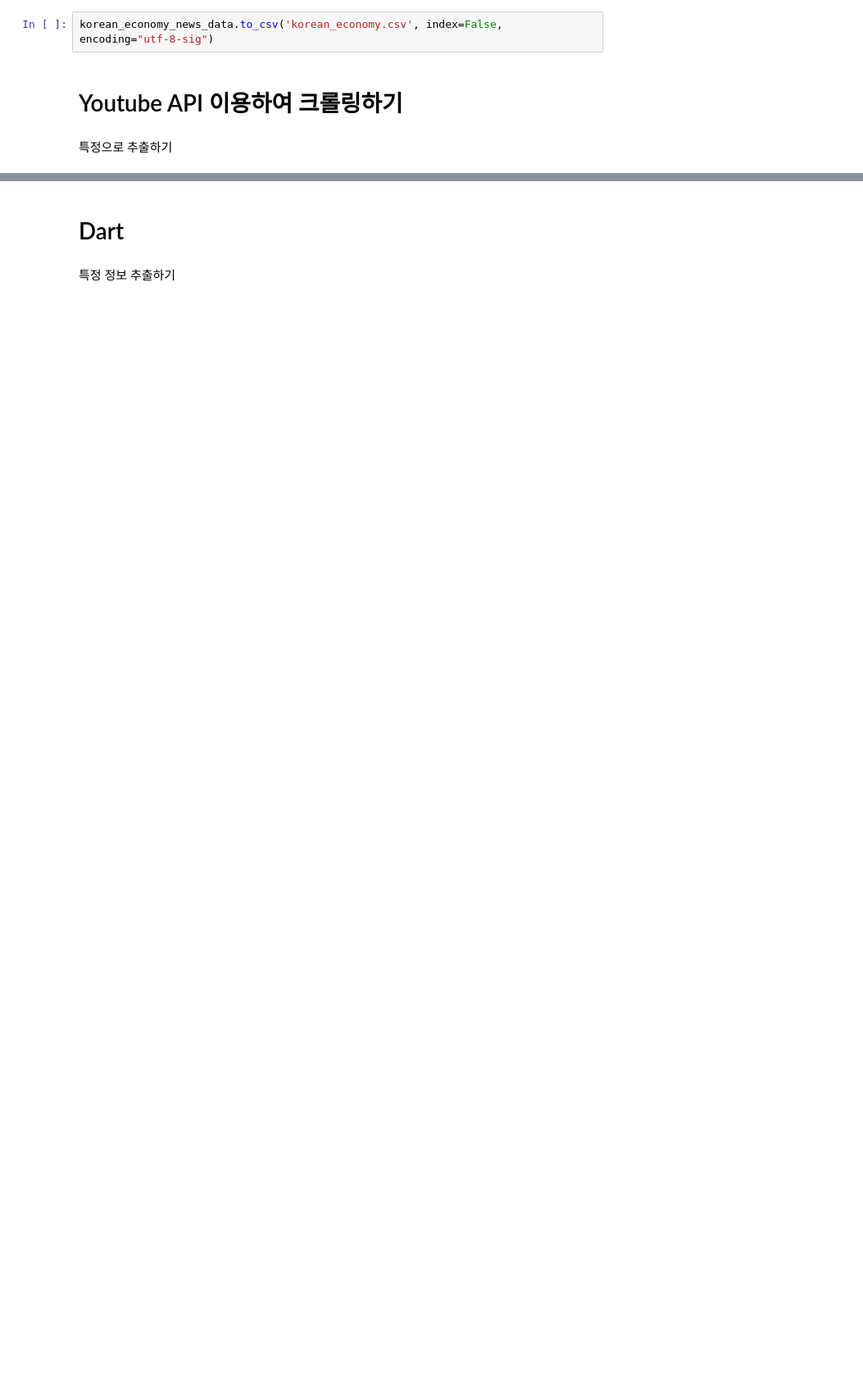
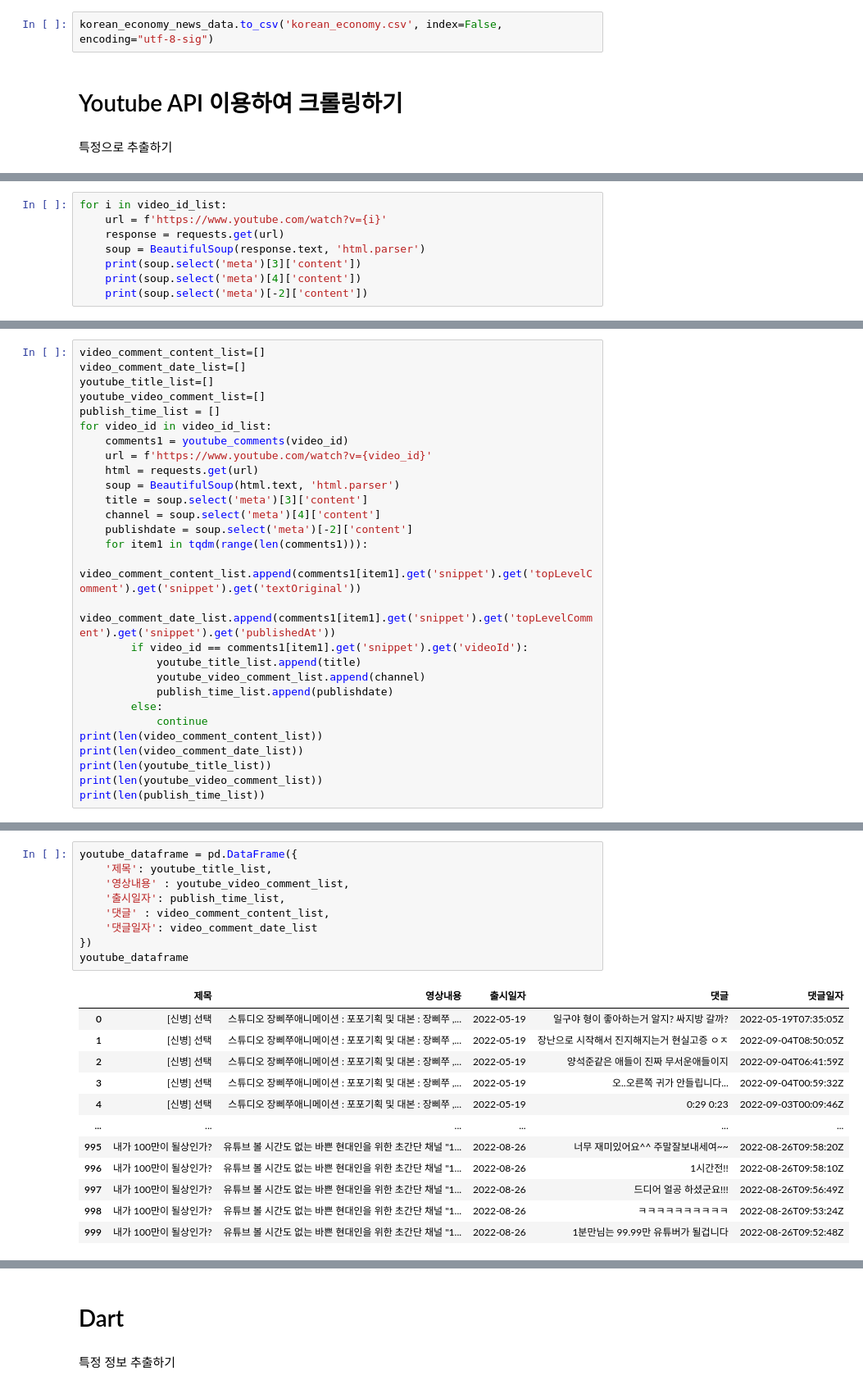
Before and after one commit to soldierzeus/bigdata_thunder, a Jupyter notebook: bigdata1/webcrawling.ipynb, the cells around one changed output, grey strips where cells are left out. Shown at 82% size. Cells and saved outputs as stored; diff of their text form; blank space fills up the shorter version.

```diff
--- a/bigdata1/webcrawling.ipynb
+++ b/bigdata1/webcrawling.ipynb
@@ -385,0 +357,8 @@ def youtube_channel_title(list1, channelid):
+# %%
+for i in video_id_list:
+    url = f'https://www.youtube.com/watch?v={i}'
+    response = requests.get(url)
+    soup = BeautifulSoup(response.text, 'html.parser')
+    print(soup.select('meta')[3]['content'])
+    print(soup.select('meta')[4]['content'])
+    print(soup.select('meta')[-2]['content'])
@@ -385,0 +383,28 @@ def youtube_channel_title(list1, channelid):
+# %%
+video_comment_content_list=[]
+video_comment_date_list=[]
+youtube_title_list=[]
+youtube_video_comment_list=[]
+publish_time_list = []
+for video_id in video_id_list:
+    comments1 = youtube_comments(video_id)
+    url = f'https://www.youtube.com/watch?v={video_id}'
+    html = requests.get(url)
+    soup = BeautifulSoup(html.text, 'html.parser')
+    title = soup.select('meta')[3]['content']
+    channel = soup.select('meta')[4]['content']
+    publishdate = soup.select('meta')[-2]['content']
+    for item1 in tqdm(range(len(comments1))):
+        video_comment_content_list.append(comments1[item1].get('snippet').get('topLevelComment').get('snippet').get('textOriginal'))
+        video_comment_date_list.append(comments1[item1].get('snippet').get('topLevelComment').get('snippet').get('publishedAt'))
+        if video_id == comments1[item1].get('snippet').get('videoId'):
+            youtube_title_list.append(title)
+            youtube_video_comment_list.append(channel)
+            publish_time_list.append(publishdate)
+        else:
+            continue
+print(len(video_comment_content_list))
+print(len(video_comment_date_list))
+print(len(youtube_title_list))
+print(len(youtube_video_comment_list))
+print(len(publish_time_list))
@@ -385,0 +420,22 @@ def youtube_channel_title(list1, channelid):
+# %%
+youtube_dataframe = pd.DataFrame({
+    '제목': youtube_title_list,
+    '영상내용' : youtube_video_comment_list,
+    '출시일자': publish_time_list,
+    '댓글' : video_comment_content_list,
+    '댓글일자': video_comment_date_list
+})
+youtube_dataframe
+# %% [output]
+|  | 제목 | 영상내용 | 출시일자 | 댓글 | 댓글일자 |
+| 0 | [신병] 선택 | 스튜디오 장삐쭈애니메이션 : 포포기획 및 대본 : 장삐쭈 ,... | 2022-05-19 | 일구야 형이 좋아하는거 알지? 싸지방 갈까? | 2022-05-19T07:35:05Z |
+| 1 | [신병] 선택 | 스튜디오 장삐쭈애니메이션 : 포포기획 및 대본 : 장삐쭈 ,... | 2022-05-19 | 장난으로 시작해서 진지해지는거 현실고증 ㅇㅈ | 2022-09-04T08:50:05Z |
+| 2 | [신병] 선택 | 스튜디오 장삐쭈애니메이션 : 포포기획 및 대본 : 장삐쭈 ,... | 2022-05-19 | 양석준같은 애들이 진짜 무서운애들이지 | 2022-09-04T06:41:59Z |
+| 3 | [신병] 선택 | 스튜디오 장삐쭈애니메이션 : 포포기획 및 대본 : 장삐쭈 ,... | 2022-05-19 | 오..오른쪽 귀가 안들립니다... | 2022-09-04T00:59:32Z |
+| 4 | [신병] 선택 | 스튜디오 장삐쭈애니메이션 : 포포기획 및 대본 : 장삐쭈 ,... | 2022-05-19 | 0:29 0:23 | 2022-09-03T00:09:46Z |
+| ... | ... | ... | ... | ... | ... |
+| 995 | 내가 100만이 될상인가? | 유튜브 볼 시간도 없는 바쁜 현대인을 위한 초간단 채널 "1... | 2022-08-26 | 너무 재미있어요^^ 주말잘보내세여~~ | 2022-08-26T09:58:20Z |
+| 996 | 내가 100만이 될상인가? | 유튜브 볼 시간도 없는 바쁜 현대인을 위한 초간단 채널 "1... | 2022-08-26 | 1시간전!! | 2022-08-26T09:58:10Z |
+| 997 | 내가 100만이 될상인가? | 유튜브 볼 시간도 없는 바쁜 현대인을 위한 초간단 채널 "1... | 2022-08-26 | 드디어 얼공 하셨군요!!! | 2022-08-26T09:56:49Z |
+| 998 | 내가 100만이 될상인가? | 유튜브 볼 시간도 없는 바쁜 현대인을 위한 초간단 채널 "1... | 2022-08-26 | ㅋㅋㅋㅋㅋㅋㅋㅋㅋㅋ | 2022-08-26T09:53:24Z |
+| 999 | 내가 100만이 될상인가? | 유튜브 볼 시간도 없는 바쁜 현대인을 위한 초간단 채널 "1... | 2022-08-26 | 1분만님는 99.99만 유튜버가 될겁니다 | 2022-08-26T09:52:48Z |
```
Also changed, not shown: parts of 20 cells of this notebook, 1 other file.
